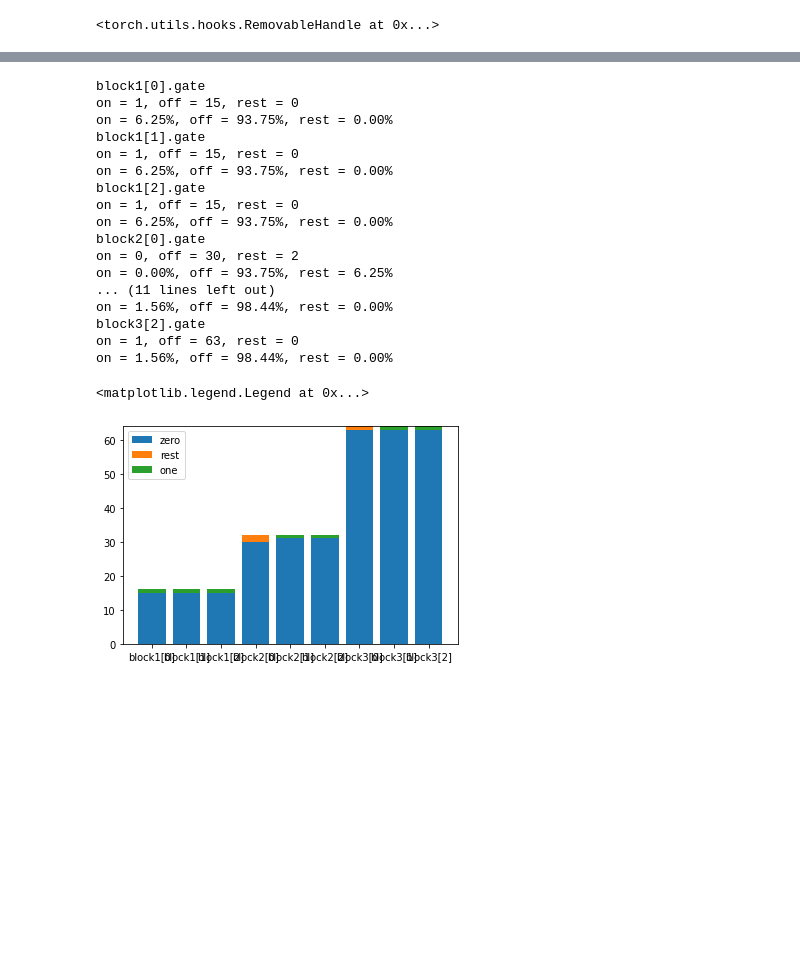
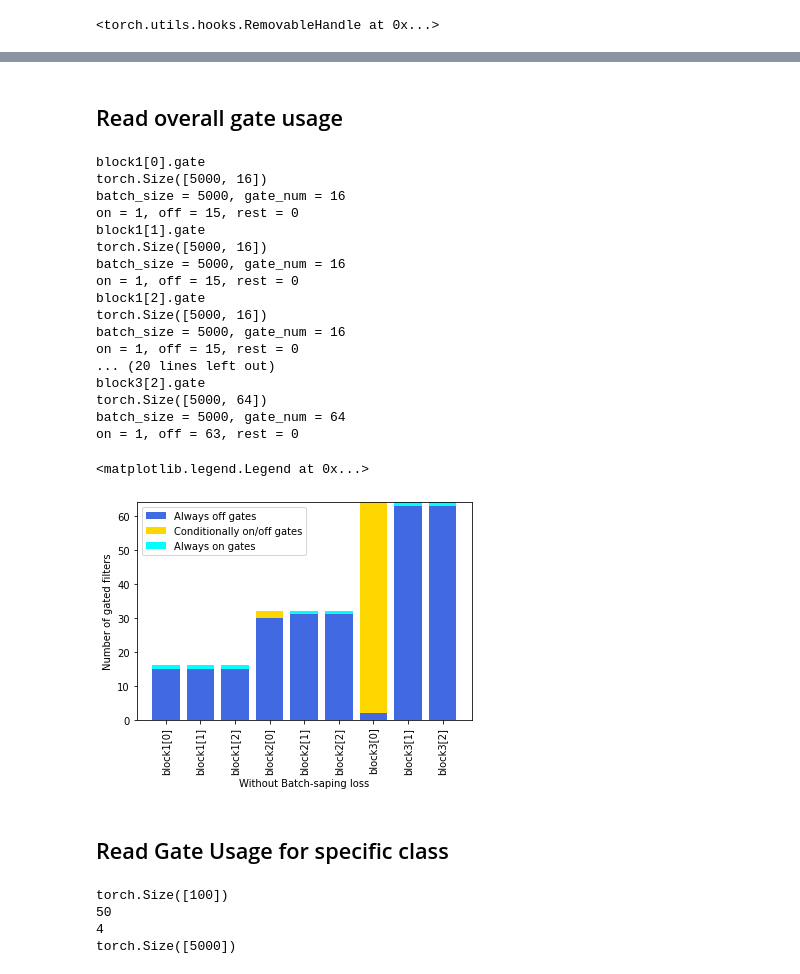
Before and after one commit to cstandy/dy-cnns, a Jupyter notebook: channel_gating/resnet-cifar10_wei-kai_CG.ipynb, the cells around one changed output, grey strips where cells are left out. Drawn from its saved outputs; the diff is of its cells as text; code cells hidden in the pictures; blank space fills up the shorter version.

```diff
--- a/channel_gating/resnet-cifar10_wei-kai_CG.ipynb
+++ b/channel_gating/resnet-cifar10_wei-kai_CG.ipynb
@@ -509,7 +509,7 @@ for i in range(0, EPOCHS):
         state = {'state_dict': net.state_dict(),
                  'epoch': i,
                  'lr': current_learning_rate}
-        torch.save(state, os.path.join(CHECKPOINT_PATH, 'ResNets_gbsm.pth'))
+        torch.save(state, os.path.join(CHECKPOINT_PATH, 'ResNets_gbsm_bs.pth'))
 
     print('')
 
@@ -640,12 +634,15 @@ Validation loss: 0.0120, Validation accuracy: 0.7900
+# %% [markdown]
+## Read overall gate usage
 # %%
-HIGH_THRS=0.9 # On threshold
-LOW_THRS=0.1 # Off threshold
+HIGH_THRS=0.99 # On threshold
+LOW_THRS=0.01 # Off threshold
 
 def count_gate_status(gate: torch.Tensor):
     # gate.shape[0]: batch size
     # gate.shape[1]: gate numbers (channel numbers)
     batch_size = gate.shape[0]
     gate_num = gate.shape[1]
+    print('batch_size = {}, gate_num = {}'.format(batch_size, gate_num))
 
     count = torch.zeros(gate_num).to(device)
     for i in range(batch_size):
@@ -673,48 +670,78 @@ rest_list = []
 for i in range(3):
     for j in range(3):
         print('block{}[{}].gate'.format(i+1, j))
-        # print(gates[i][j].shape)
-        # print(gates[i][j][0])
+        print(gates[i][j].shape)
+        # print(gates[i][j])
         on, off, rest = count_gate_status(gates[i][j])
         print('on = {}, off = {}, rest = {}'.format(on, off, rest))
-        all = on + off + rest
-        print('on = {:.2%}, off = {:.2%}, rest = {:.2%}'.format(on/all, off/all, rest/all))
+        # print('sort index = {}'.format(sort_idx))
+        # all = on + off + rest
+        # print('on = {:.2%}, off = {:.2%}, rest = {:.2%}'.format(on/all, off/all, rest/all))
         on_list.append(on)
         off_list.append(off)
         rest_list.append(rest)
 # %% [output]
 block1[0].gate
+torch.Size([5000, 16])
+batch_size = 5000, gate_num = 16
 on = 1, off = 15, rest = 0
-on = 6.25%, off = 93.75%, rest = 0.00%
 block1[1].gate
+torch.Size([5000, 16])
+batch_size = 5000, gate_num = 16
 on = 1, off = 15, rest = 0
-on = 6.25%, off = 93.75%, rest = 0.00%
 block1[2].gate
+torch.Size([5000, 16])
+batch_size = 5000, gate_num = 16
 on = 1, off = 15, rest = 0
-on = 6.25%, off = 93.75%, rest = 0.00%
-block2[0].gate
-on = 0, off = 30, rest = 2
-on = 0.00%, off = 93.75%, rest = 6.25%
-... (11 lines left out)
-on = 1.56%, off = 98.44%, rest = 0.00%
+... (20 lines left out)
 block3[2].gate
+torch.Size([5000, 64])
+batch_size = 5000, gate_num = 64
 on = 1, off = 63, rest = 0
-on = 1.56%, off = 98.44%, rest = 0.00%
 # %%
 import matplotlib.pyplot as plt
 labels = ['block1[0]', 'block1[1]', 'block1[2]',
           'block2[0]', 'block2[1]', 'block2[2]',
           'block3[0]', 'block3[1]', 'block3[2]']
 
 off_list = torch.Tensor(off_list)
 on_list = torch.Tensor(on_list)
 rest_list = torch.Tensor(rest_list)
 
 fig, ax = plt.subplots()
-ax.bar(labels, off_list, label='zero')
-ax.bar(labels, rest_list, bottom=off_list, label='rest')
-ax.bar(labels, on_list, bottom=(rest_list+off_list), label='one')
+ax.bar(labels, off_list, color='royalblue', label='Always off gates')
+ax.bar(labels, rest_list, bottom=off_list, color='gold', label='Conditionally on/off gates')
+ax.bar(labels, on_list, bottom=(rest_list+off_list), color='aqua', label='Always on gates')
+plt.xticks(rotation=90)
+plt.xlabel('Without Batch-saping loss')
+plt.ylabel('Number of gated filters')
 plt.legend()
 # %% [output]
 <matplotlib.legend.Legend at 0x...>
-[figure, old version]
+[figure, new version]
+# %% [markdown]
+## Read Gate Usage for specific class
+# %%
+# Test on specific pattern
+
+lbl_dict = {'deer': 1,
+            'horse': 2,
+            'frog': 3,
+            'truck': 4,
+            'airplane': 5,
+            'cat': 6,
+            'dog': 7,
+            'ship': 8,
+            'bird': 9,
+            'automobile': 10}
+
+print(classes[0].shape)
+print(len(classes))
+
+print(lbl_dict['truck'])
+print(torch.cat(classes).shape)
+# %% [output]
+torch.Size([100])
+50
+4
+torch.Size([5000])
```
Also changed, not shown: parts of 17 cells of this notebook, 32 other files.
